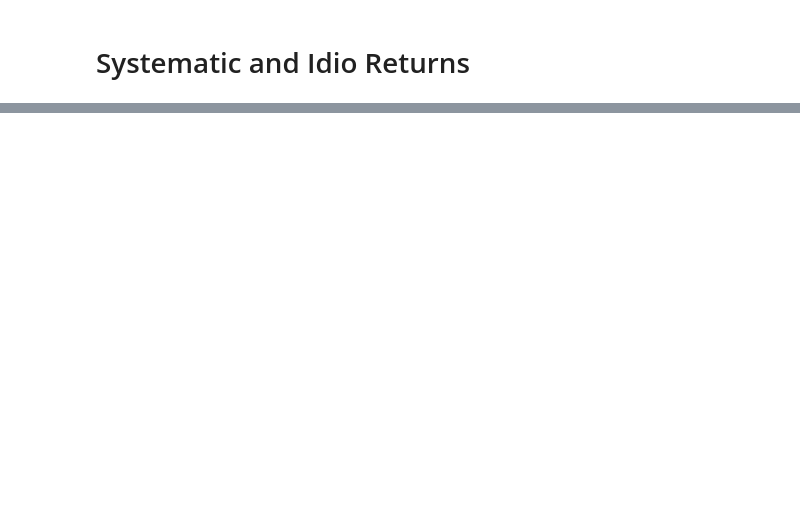
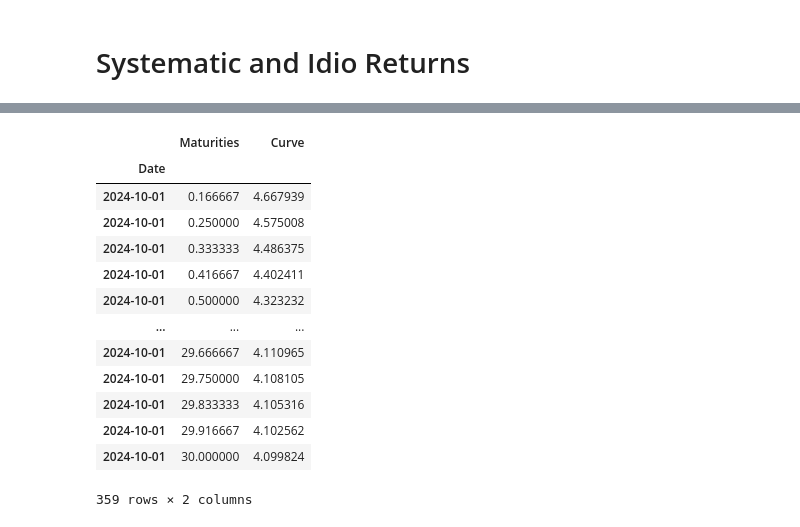
Before and after one commit to vittoriomanfriani/Fundamental-Factor-Model-for-Rates, a Jupyter notebook: Project.ipynb, the cells around one changed output, grey strips where cells are left out. Cells and saved outputs as stored; diff of their text form; code cells hidden in the pictures; blank space fills up the shorter version.

```diff
--- a/Project.ipynb
+++ b/Project.ipynb
@@ -143 +161,18 @@ idio returns         -4.576935e-07
 dtype: float64
+# %%
+zero_curve_df.loc['2024-10-01']
+# %% [output]
+|  | Maturities | Curve |
+| Date |  |  |
+| 2024-10-01 | 0.166667 | 4.667939 |
+| 2024-10-01 | 0.250000 | 4.575008 |
+| 2024-10-01 | 0.333333 | 4.486375 |
+| 2024-10-01 | 0.416667 | 4.402411 |
+| 2024-10-01 | 0.500000 | 4.323232 |
+| ... | ... | ... |
+| 2024-10-01 | 29.666667 | 4.110965 |
+| 2024-10-01 | 29.750000 | 4.108105 |
+| 2024-10-01 | 29.833333 | 4.105316 |
+| 2024-10-01 | 29.916667 | 4.102562 |
+| 2024-10-01 | 30.000000 | 4.099824 |
+359 rows × 2 columns
```
Also changed, not shown: parts of 7 cells of this notebook, 2 other files.
